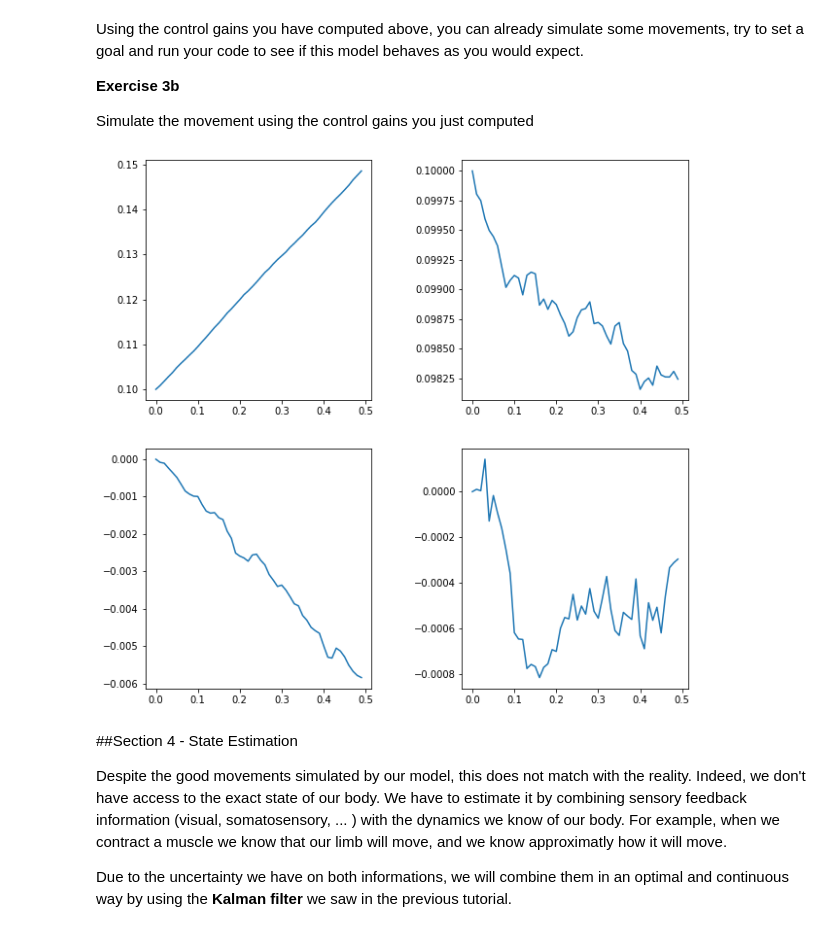
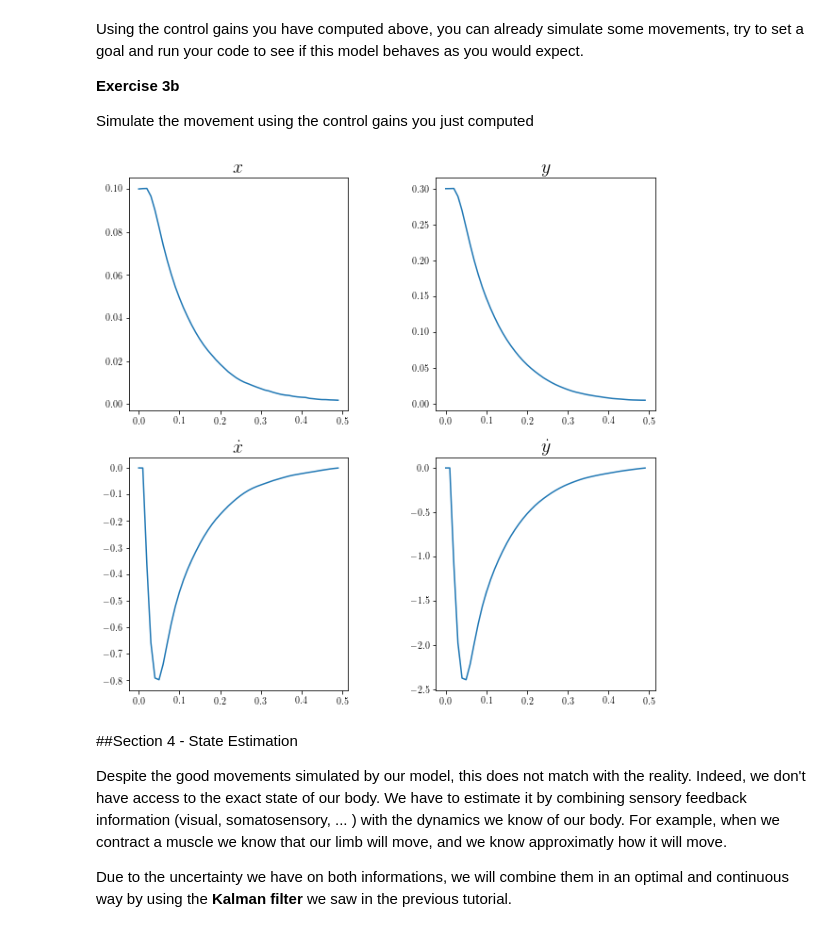
Before and after one commit to TomaszWasTaken/ModellingOfBiologicalSystems, a Jupyter notebook: LGBIO2060_TP4.ipynb, the cells around one changed output. Cells and saved outputs as stored; diff of their text form; code cells hidden in the pictures.

```diff
--- a/LGBIO2060_TP4.ipynb
+++ b/LGBIO2060_TP4.ipynb
@@ -101,9 +101,9 @@ ns = 6
 ## Complete the code below ####
 ###############################
 
-A = np.eye(ns) + dt*np.array([[0, 1, 0, 0, 0, 0],        # x
+A = np.eye(ns) + dt*np.array([[0, 0, 1, 0, 0, 0],        # x
                               [0, 0, 0, 1, 0, 0],        # y
-                              [0, -kv, 0, 0, 1, 0],      # xdot
+                              [0, 0, -kv, 0, 1, 0],      # xdot
                               [0, 0, 0, -kv, 0, 1],      # ydot
                               [0, 0, 0, 0, -1/tau, 0],   # Fx
                               [0, 0, 0, 0, 0, -1/tau]])  # Fy
@@ -154,10 +154,10 @@ Using this inequality, determines the shape and entries of the matrix $Q_N$ and
 ## Complete the code below ####
 ###############################
 
-w1 = 1
-w2 = 1
-w3 = 1
-w4 = 1
+w1 = 1000
+w2 = 1000
+w3 = 10
+w4 = 10
 QN = np.diag([w1, w2, w3, w4, 0, 0])
 
 # We set the R matrix as follows, later on you can change it to see its effect on the controller
@@ -205,11 +205,11 @@ Q = np.zeros((N, ns, ns))  # in real life, Qn changes
 ###############################
 # (hint : fill in L and S matrices in the backward loop)
 Q[N - 1, :, :] = QN
-# S[N - 1, :, :] =
+S[N - 1, :, :] = QN
 
 for i in range(N - 1, 0, -1):
     L[i-1, :, :] = np.linalg.inv((R + B.T@S[i,:,:]@B))@B.T@S[i,:,:]@A
-    S[i-1, :, :] = Q[i-1,:,:] + A.T@S[i,:,:]@(A-B@L[i-1])
+    S[i-1, :, :] = QN + A.T@S[i,:,:]@(A-B@L[i-1])
 # %% [markdown]
 Using the control gains you have computed above, you can already simulate some movements, try to set a goal and run your code to see if this model behaves as you would expect.
 
@@ -219,38 +219,48 @@ Simulate the movement using the control gains you just computed
 # %%
 X = np.zeros((N, ns, 1))
 
 #Change the first entries of the vector below to investigate different starting position
 
-X[0, :, :] = [[0.1], [0.1], [0], [0], [0], [0]]
+X[0, :, :] = [[0.1], [0.3], [0], [0], [0], [0]]
 
 #Computation of the motor noise
 Xi = np.random.normal(loc=0, scale=10 ** -4, size=(N, 6, 1))
 
 ###############################
 ## Complete the code below ####
 ###############################
 for j in range(0, N - 1):
     X[j+1] = (A-B@L[j,:,:]).dot(X[j]) + Xi[j]
 ###############################
 ## Complete the code below ####
 ###############################
 
 #Create a representation of positions and speeds with respect to time and characterise their evolution
-time_vec = dt*np.arange(N)
+time_vec = dt*np.arange(N)  # time vector
+
+# Plot
+plt.rc('text', usetex=True)  # use latex
 plt.subplots(2, 2, figsize=(10,10))
-
 plt.subplots_adjust(wspace=0.4)
+# x
 plt.subplot(221)
-plt.plot(time_vec, X[:,0,0])  # x
+plt.plot(time_vec, X[:,0,0])
+plt.title(r'$x$', fontsize=20)
+# y
 plt.subplot(222)
-plt.plot(time_vec, X[:,1,0])  # y
+plt.plot(time_vec, X[:,1,0])
+plt.title(r'$y$', fontsize=20)
+# xdot
 plt.subplot(223)
-plt.plot(time_vec, X[:,2,0])  # xdot
+plt.title(r'$\dot{x}$', fontsize=20)
+plt.plot(time_vec, X[:,2,0])
+# ydot
 plt.subplot(224)
 plt.plot(time_vec, X[:,3,0])  # ydot
+plt.title(r'$\dot{y}$', fontsize=20)
 plt.show()
 # %% [output]
-[figure, old version]
+[figure, new version]
 # %% [markdown]
 ##Section 4 - State Estimation
 
```
Also changed, not shown: parts of 3 cells of this notebook.
